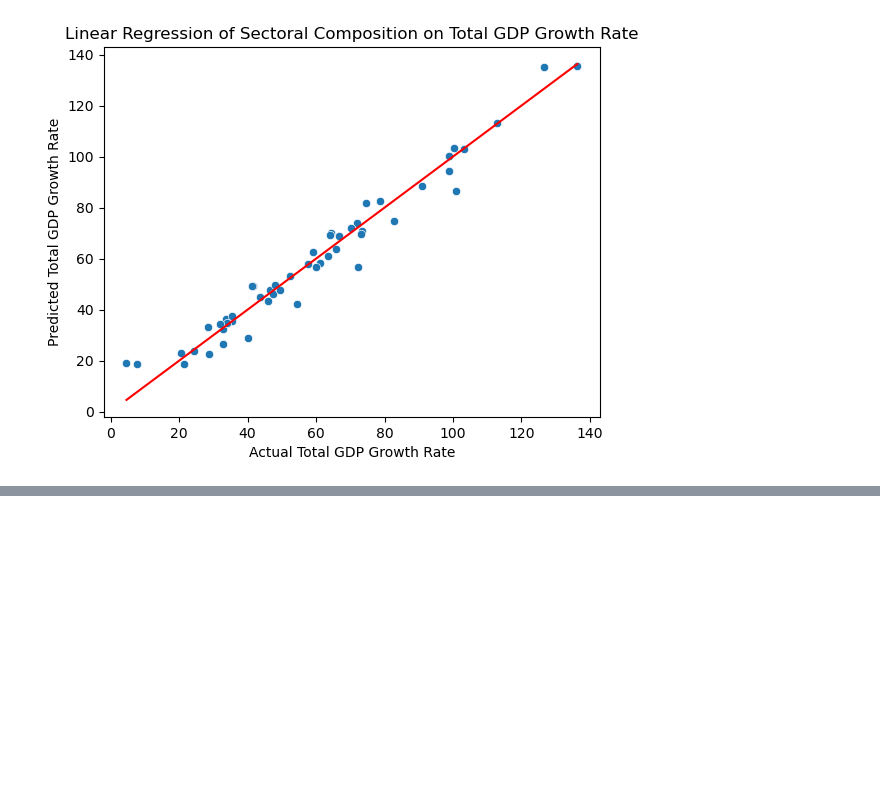
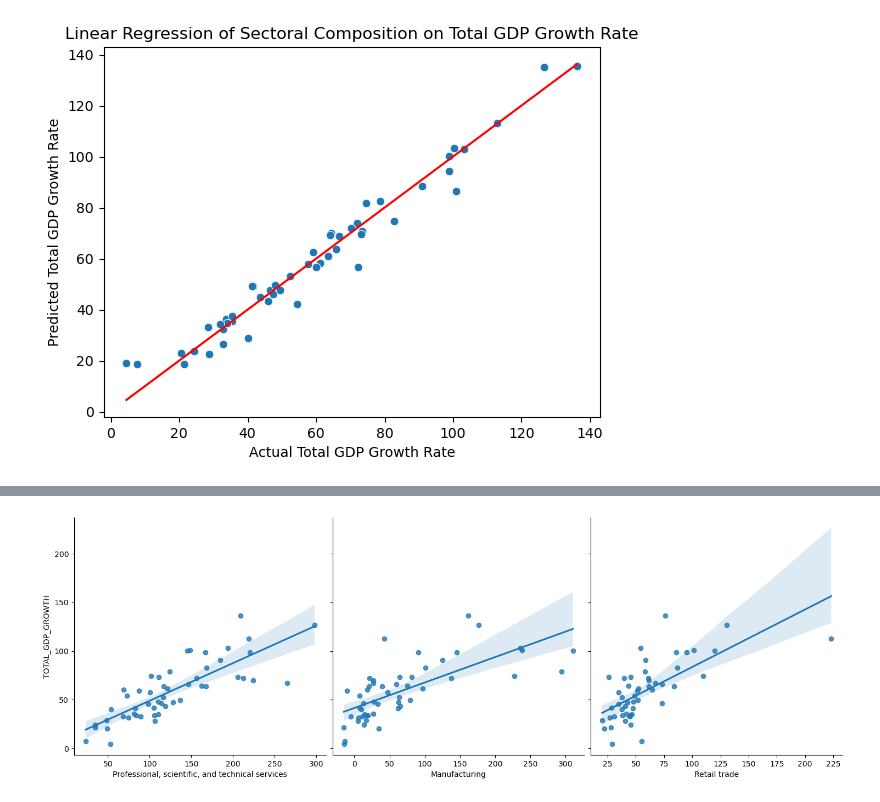
Before and after one commit to zachpinto/gdp-by-state, a Jupyter notebook: notebooks/03-ztwp-modelling.ipynb, the cells around one changed output, grey strips where cells are left out. Drawn from its saved outputs; the diff is of its cells as text; code cells hidden in the pictures; blank space fills up the shorter version.

```diff
--- a/notebooks/03-ztwp-modelling.ipynb
+++ b/notebooks/03-ztwp-modelling.ipynb
@@ -135,0 +323,10 @@ plt.show()
+# %%
+# Define the predictor variables (3 statistically significant sectors)
+X = data[["Professional, scientific, and technical services", "Manufacturing", "Retail trade"]]
+y = data["TOTAL_GDP_GROWTH"]
+
+# Create a pairplot to visualize the correlations between the variables
+sns.pairplot(data, x_vars=X.columns, y_vars="TOTAL_GDP_GROWTH", kind="reg", height=5)
+plt.show()
+# %% [output]
+[figure, added]
```
Also changed, not shown: parts of 19 cells of this notebook, 2 other files.
